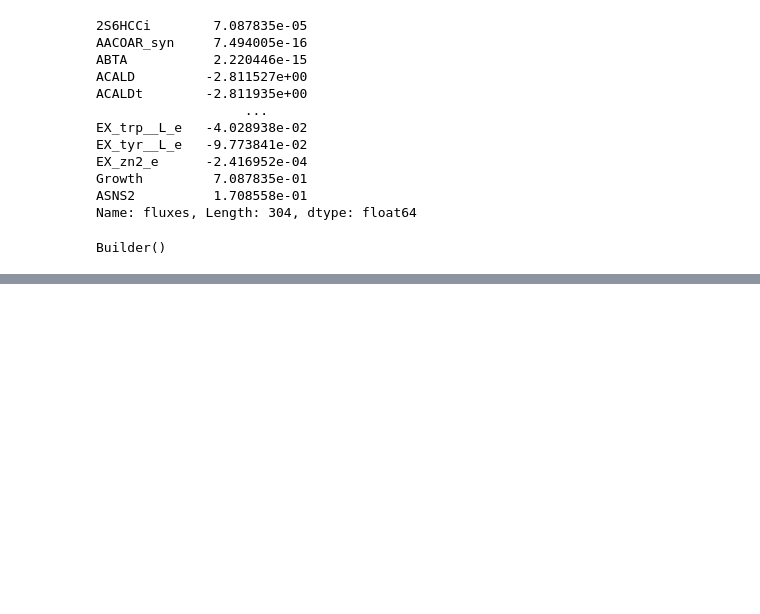
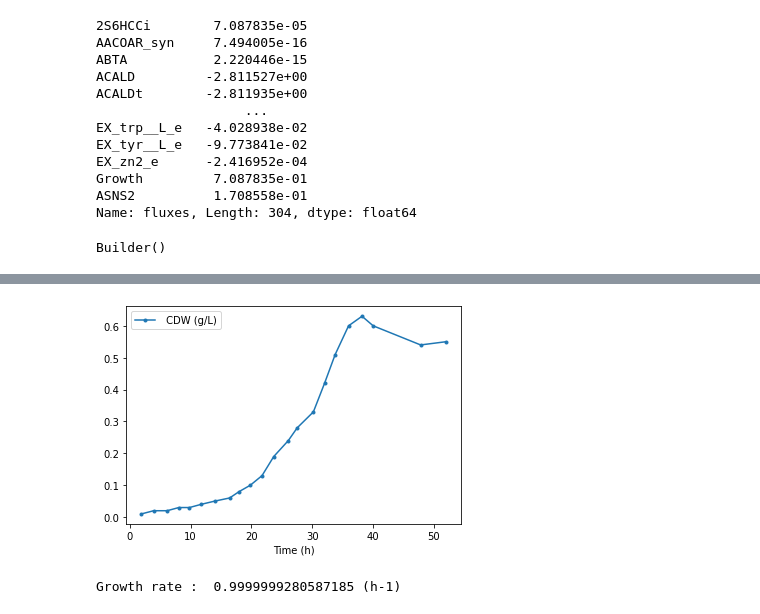
Before and after one commit to 27410/group-assignment-2021-group_7_p_inhibens_gsm, a Jupyter notebook: Testing_code.ipynb, the cells around one changed output, grey strips where cells are left out. Drawn from its saved outputs; the diff is of its cells as text; code cells hidden in the pictures; blank space fills up the shorter version.

```diff
--- a/Testing_code.ipynb
+++ b/Testing_code.ipynb
@@ -306,0 +434,3 @@ if found1==False:
+# %%
+data_bio = pd.read_csv("data_bio.csv")
+print(data_bio)
@@ -306,0 +457,6 @@ if found1==False:
+# %%
+data_bio.plot(x='Time (h)', style='.-');
+#important to have the x-variable first.
+#keep in mind the order because the answers are shown in the same order
+# %% [output]
+[figure, added]
@@ -306,0 +475,12 @@ if found1==False:
+# %%
+#popt contains a and mu, pcof is the covariance
+
+#a=0.008 and mu=0.237 because of the order stablished before
+
+x0=popt[0]
+
+mu=popt[1]
+
+print('Growth rate : ',mu,'(h-1)')
+# %% [output]
+Growth rate :  0.9999999280587185 (h-1)
```
Also changed, not shown: parts of 15 cells of this notebook, 2 other files.
